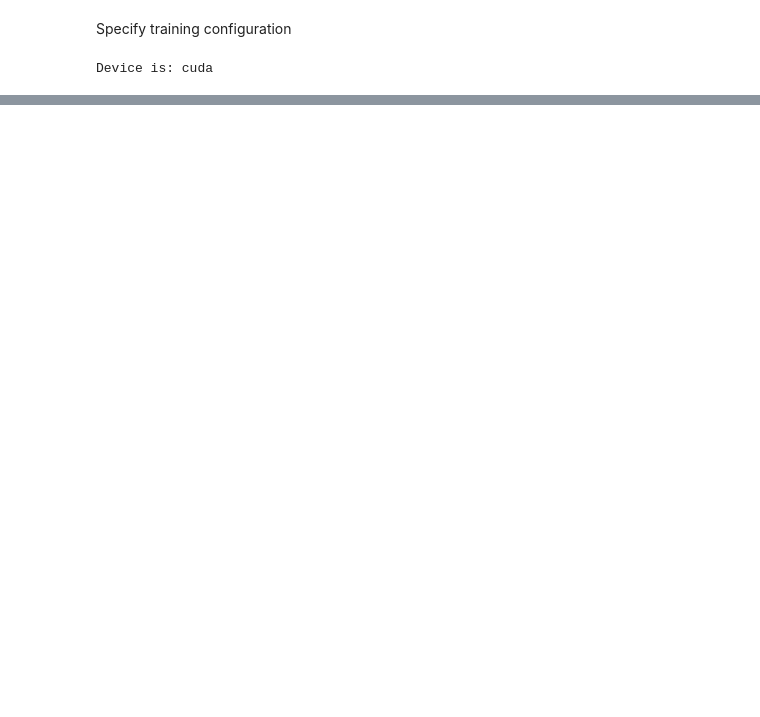
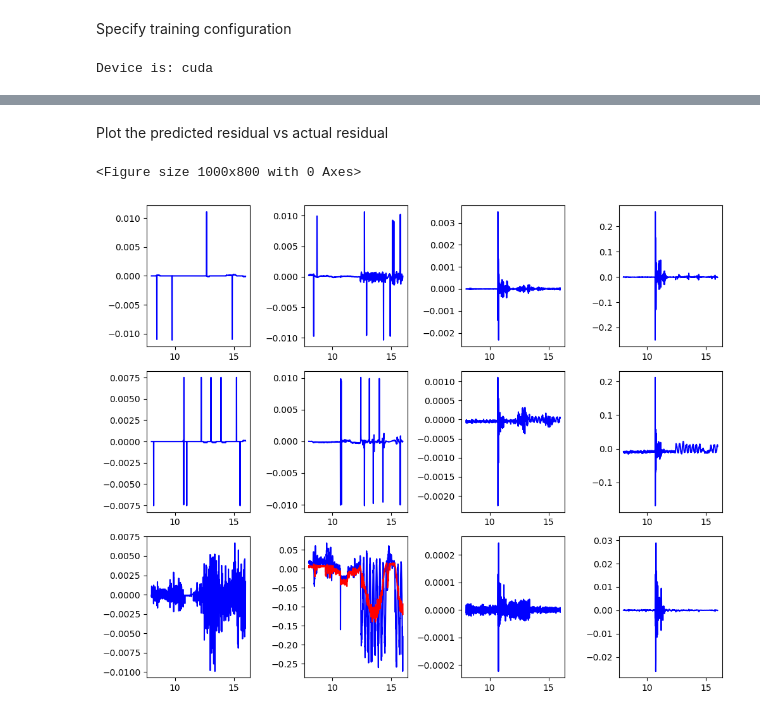
Before and after one commit to Jaco-Pastorius/m4v2-code, a Jupyter notebook: m4_ws/src/morphing_lander/notebooks/train_cvae.ipynb, the cells around one changed output, grey strips where cells are left out. Drawn from its saved outputs; the diff is of its cells as text; code cells hidden in the pictures; blank space fills up the shorter version.

```diff
--- a/m4_ws/src/morphing_lander/notebooks/train_cvae.ipynb
+++ b/m4_ws/src/morphing_lander/notebooks/train_cvae.ipynb
@@ -125,0 +257,29 @@ Epoch 290: train_loss=-2.690127372741699, val_loss=-5.483290910720825
+# %% [markdown]
+Plot the predicted residual vs actual residual
+# %%
+from morphing_lander.data_utils.data_utils import smooth
+d = data['d']
+t_vec     = data['t_vec']
+f_res_int = data['f_res_int']
+f_res_diff = data['f_res_diff']
+# f_res_int_smooth = data['f_res_int_smooth']
+
+# f_res_predicted_smooth = smooth(f_res_predicted,1)
+
+fig,axs = plot_12vector(t_vec[:-1],
+                        d,
+                        handles = None,
+                        start_time =8,
+                        cutoff_time=16,
+                        name=None,
+                        title=None,
+                        labels=None,
+                        linestyle='b',
+                        display=True,
+                        overlay_vec=d_predicted,
+                        overlay_idx=model_states_out_idx,
+                        overlay_linestyle='r'
+                        )
+# %% [output]
+<Figure size 1000x800 with 0 Axes>
+[figure, added]
```
Also changed, not shown: parts of 21 cells of this notebook, 56 other files.
